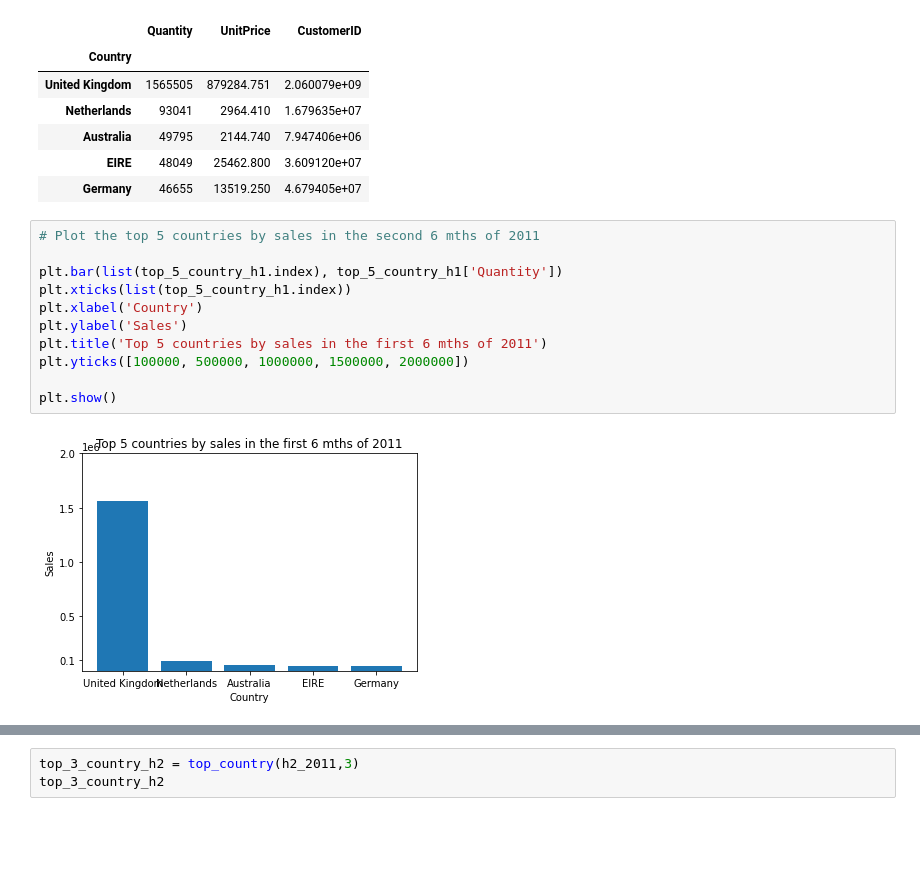
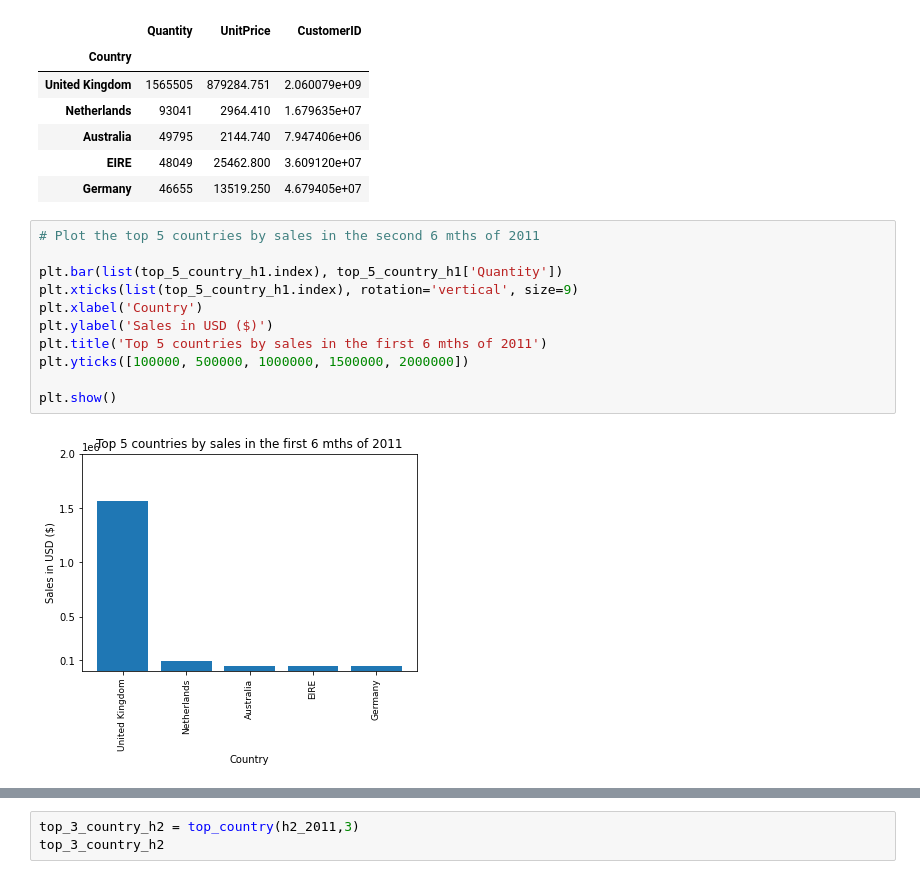
Before and after one commit to georgiev-ventsi/ecommerce-data-analysis, a Jupyter notebook: E-commerce_analysis.ipynb, the cells around one changed output, grey strips where cells are left out. Cells and saved outputs as stored; diff of their text form; blank space fills up the shorter version.

```diff
--- a/E-commerce_analysis.ipynb
+++ b/E-commerce_analysis.ipynb
@@ -332,13 +334,13 @@ top_5_country_h1
 # %%
 # Plot the top 5 countries by sales in the second 6 mths of 2011
 
 plt.bar(list(top_5_country_h1.index), top_5_country_h1['Quantity'])
-plt.xticks(list(top_5_country_h1.index))
+plt.xticks(list(top_5_country_h1.index), rotation='vertical', size=9)
 plt.xlabel('Country')
-plt.ylabel('Sales')
+plt.ylabel('Sales in USD ($)')
 plt.title('Top 5 countries by sales in the first 6 mths of 2011')
 plt.yticks([100000, 500000, 1000000, 1500000, 2000000])
 
 plt.show()
 # %% [output]
-[figure, old version]
+[figure, new version]
```
Also changed, not shown: parts of 67 cells of this notebook.
